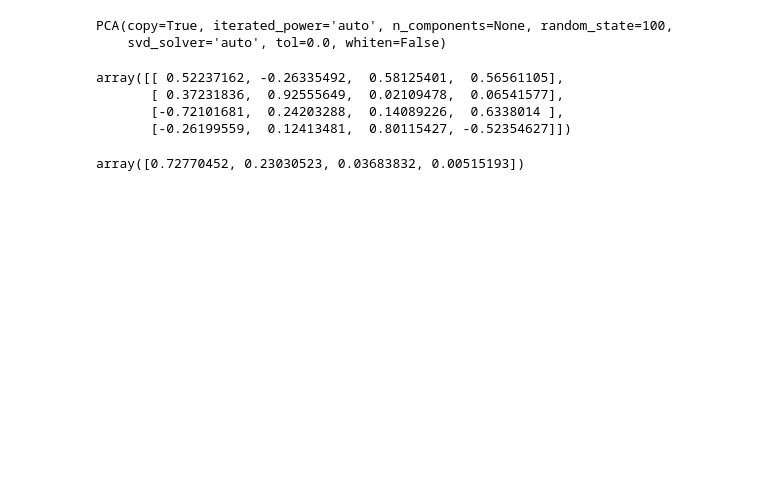
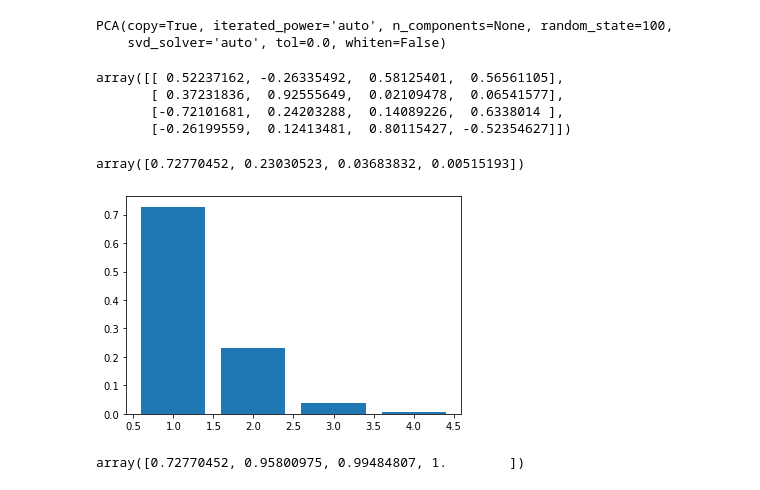
Before and after one commit to addicted-ai/PCA, a Jupyter notebook: iris_pca.ipynb, the cells around one changed output. Saved outputs shown, nothing was run; the diff lists cells and outputs as text; code cells hidden in the pictures; blank space fills up the shorter version.

```diff
--- a/iris_pca.ipynb
+++ b/iris_pca.ipynb
@@ -92,3 +93,13 @@ array([[ 0.52237162, -0.26335492,  0.58125401,  0.56561105],
 pca.explained_variance_ratio_
 # %% [output]
 array([0.72770452, 0.23030523, 0.03683832, 0.00515193])
+# %%
+plt.bar(range(1,len(pca.explained_variance_ratio_)+1), pca.explained_variance_ratio_)
+plt.show()
+# %% [output]
+[figure, added]
+# %%
+var_cumu = np.cumsum(pca.explained_variance_ratio_)
+var_cumu
+# %% [output]
+array([0.72770452, 0.95800975, 0.99484807, 1.        ])
```
Also changed, not shown: parts of 11 cells of this notebook.
